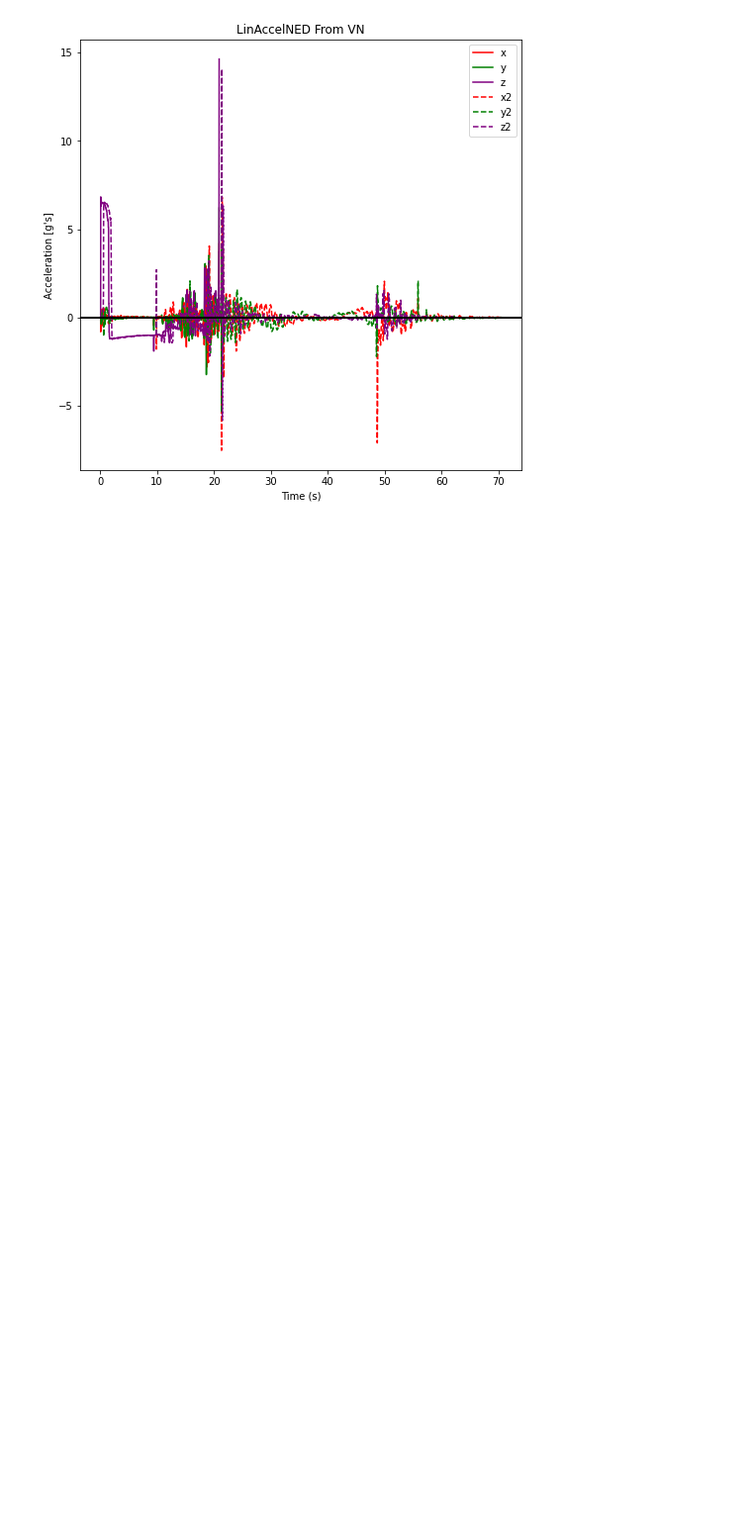
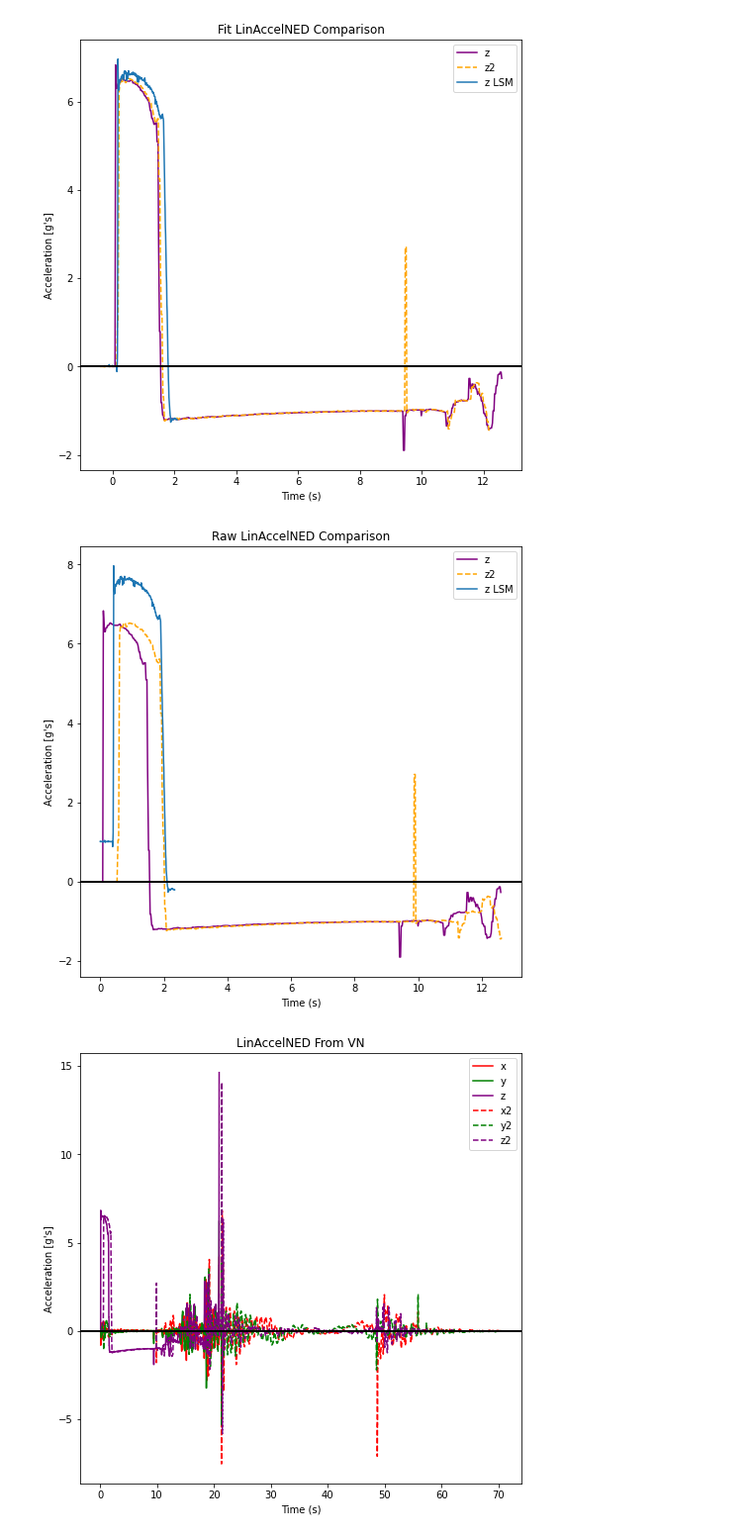
Before and after one commit to VADL-2022/IMU_VV, a Jupyter notebook: 03_Path_Recon/Fullscale2_Reconstruction.ipynb, the cells around one changed output. Shown at 99% size. Cells and saved outputs as stored; diff of their text form; code cells hidden in the pictures; blank space fills up the shorter version.

```diff
--- a/03_Path_Recon/Fullscale2_Reconstruction.ipynb
+++ b/03_Path_Recon/Fullscale2_Reconstruction.ipynb
@@ -41,3 +85,44 @@ plt.show()
+# %%
+start = 0 #300
+end = 500
+
+tdata_LSM = range(len(all_time))
+tdata_LSM = ((tdata_LSM - all_time[0])/120) - 0.25
+
+fig1 = plt.figure(1, figsize=(8,8))
+ax = plt.subplot(111)
+l4 = ax.plot(tdata1[start:end], az_g1[start:end], color='purple', label='z')
+l4 = ax.plot(tdata2[start:end]-0.4, az_g2[start:end], color='orange', label='z2', linestyle='--')
+l4 = ax.plot(tdata_LSM, (np.array(az_g_LSM)*-1 - 1), label='z LSM')
+
+l5 = plt.axhline(y=0, color='black', linewidth=2)
+ax.set_title("Fit LinAccelNED Comparison")
+ax.set_xlabel('Time (s)')
+ax.set_ylabel("Acceleration [g's]")
+ax.legend()
+plt.show()
+
+start = 0 #300
+end = 500
+
+tdata_LSM = range(len(all_time))
+tdata_LSM = ((tdata_LSM - all_time[0])/120)
+
+fig1 = plt.figure(1, figsize=(8,8))
+ax = plt.subplot(111)
+l4 = ax.plot(tdata1[start:end], az_g1[start:end], color='purple', label='z')
+l4 = ax.plot(tdata2[start:end], az_g2[start:end], color='orange', label='z2', linestyle='--')
+l4 = ax.plot(tdata_LSM, (np.array(az_g_LSM)*-1), label='z LSM')
+
+l5 = plt.axhline(y=0, color='black', linewidth=2)
+ax.set_title("Raw LinAccelNED Comparison")
+ax.set_xlabel('Time (s)')
+ax.set_ylabel("Acceleration [g's]")
+ax.legend()
+plt.show()
+# %% [output]
+[figure, added]
+[figure, added]
 # %%
 ################## CONSTANTS ##################
 # gravity
```
Also changed, not shown: parts of 21 cells of this notebook, 2 other files.
